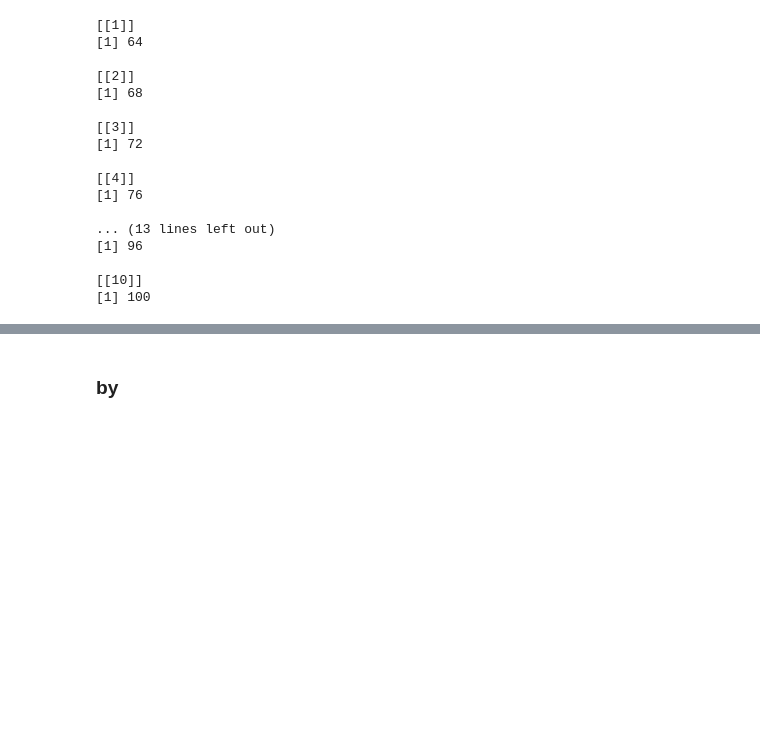
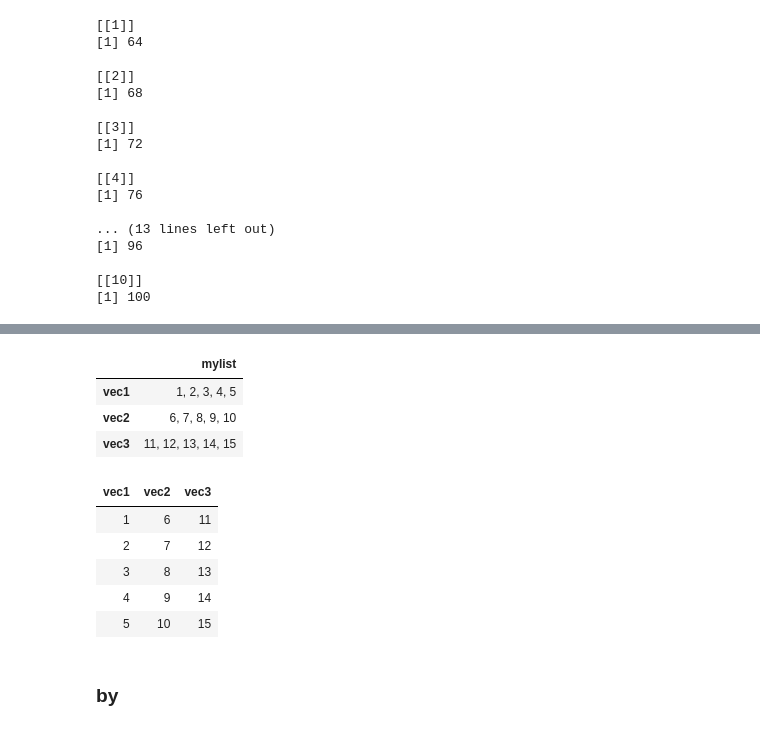
Before and after one commit to sumendar/AppliedStatsDSAIMLwithR-apr18, a Jupyter notebook: 3-FunctionsAndApplyFamily/slides.ipynb, the cells around one changed output, grey strips where cells are left out. Cells and saved outputs as stored; diff of their text form; code cells hidden in the pictures; blank space fills up the shorter version.

```diff
--- a/3-FunctionsAndApplyFamily/slides.ipynb
+++ b/3-FunctionsAndApplyFamily/slides.ipynb
@@ -737,0 +762,3 @@ print(Map(sum, l1$a, l1$b, l2$c, l2$d))
+# %%
+mylist <- list(vec1 = 1:5, vec2 = 6:10, vec3 = 11:15)
+print(mylist)
@@ -738,3 +774,19 @@ print(Map(sum, l1$a, l1$b, l2$c, l2$d))
+# %%
+cbind(mylist)  # will not work
+# %% [output]
+|  | mylist |
+| vec1 | 1, 2, 3, 4, 5 |
+| vec2 | 6, 7, 8, 9, 10 |
+| vec3 | 11, 12, 13, 14, 15 |
+# %%
+do.call(cbind, mylist) # works
+# %% [output]
+| vec1 | vec2 | vec3 |
+| 1 | 6 | 11 |
+| 2 | 7 | 12 |
+| 3 | 8 | 13 |
+| 4 | 9 | 14 |
+| 5 | 10 | 15 |
 # %% [markdown]
 ### by
 # %% [markdown]
```
Also changed, not shown: parts of 8 cells of this notebook, 11 other files.
